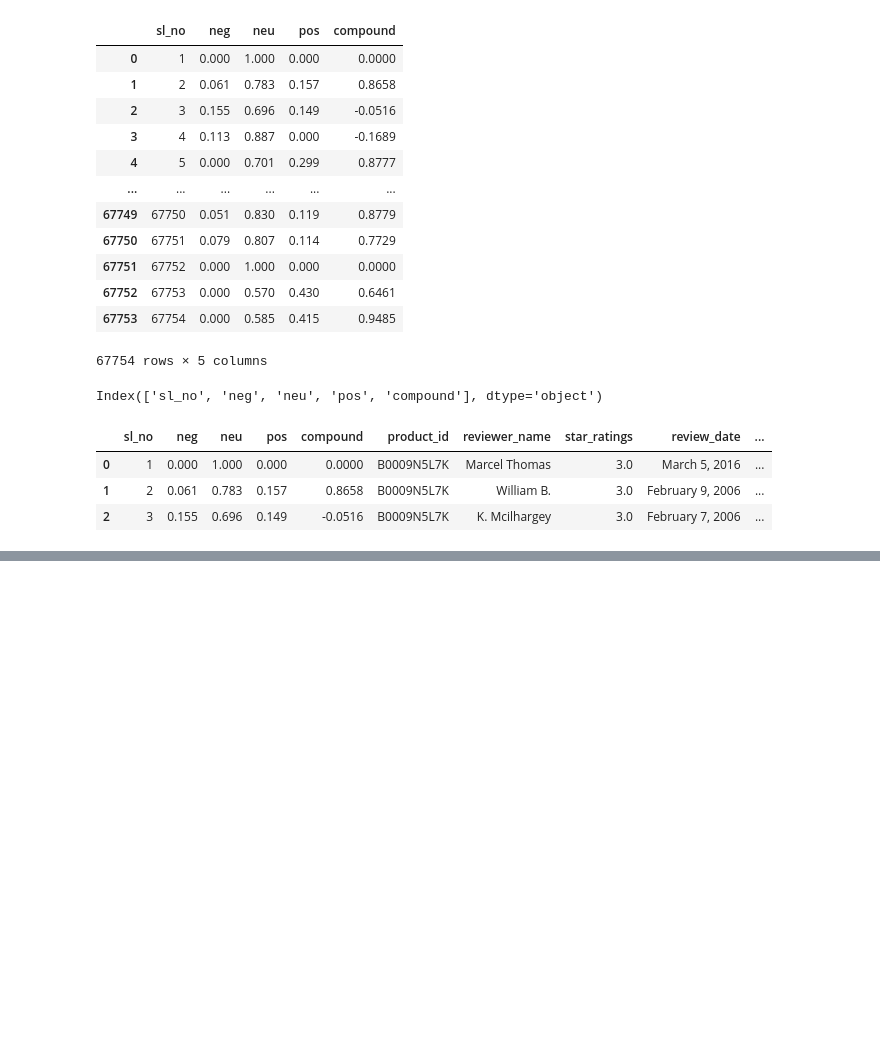
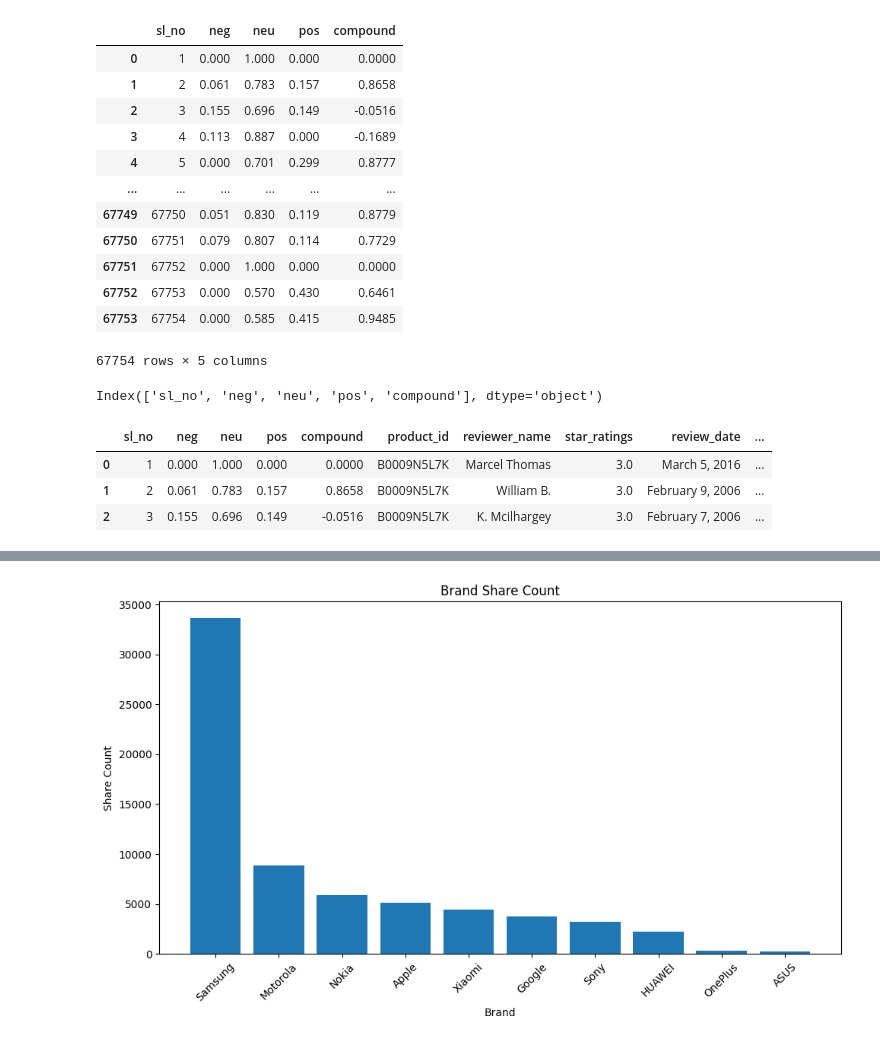
Before and after one commit to shrivatsashetty/Projects, a Jupyter notebook: Smartphone_Review_Analysis.ipynb, the cells around one changed output, grey strips where cells are left out. Saved outputs shown, nothing was run; the diff lists cells and outputs as text; code cells hidden in the pictures; blank space fills up the shorter version.

```diff
--- a/Smartphone_Review_Analysis.ipynb
+++ b/Smartphone_Review_Analysis.ipynb
@@ -513,0 +757,23 @@ review_table.head(3)
+# %%
+# Sample data
+data = {
+    'brand': ['Samsung', 'Motorola', 'Nokia', 'Apple', 'Xiaomi', 'Google', 'Sony', 'HUAWEI', 'OnePlus', 'ASUS'],
+    'brand_share_count': [33603, 8879, 5913, 5144, 4411, 3786, 3195, 2225, 347, 251]
+}
+
+# Create a pandas DataFrame from the data
+df = pd.DataFrame(data)
+
+# Create a bar plot
+plt.figure(figsize=(10, 6))  # Adjust the figure size if needed
+plt.bar(df['brand'], df['brand_share_count'])
+plt.xlabel('Brand')
+plt.ylabel('Share Count')
+plt.title('Brand Share Count')
+plt.xticks(rotation=45)  # Rotate x-axis labels for better readability if needed
+
+# Show the plot
+plt.tight_layout()
+plt.show()
+# %% [output]
+[figure, added]
```
Also changed, not shown: parts of 49 cells of this notebook.
